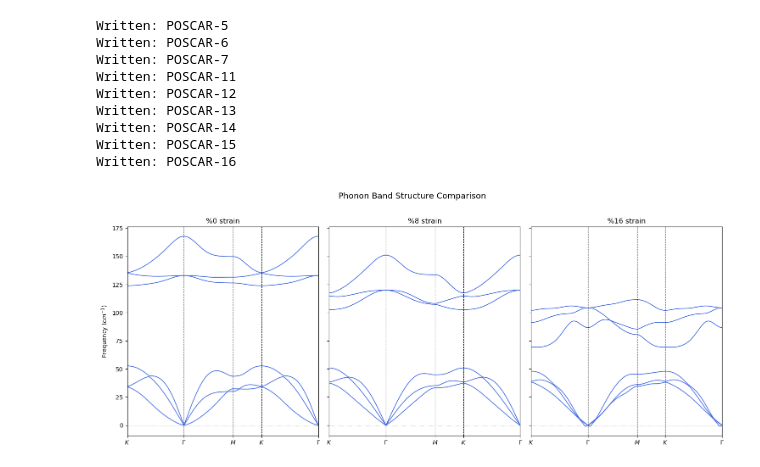
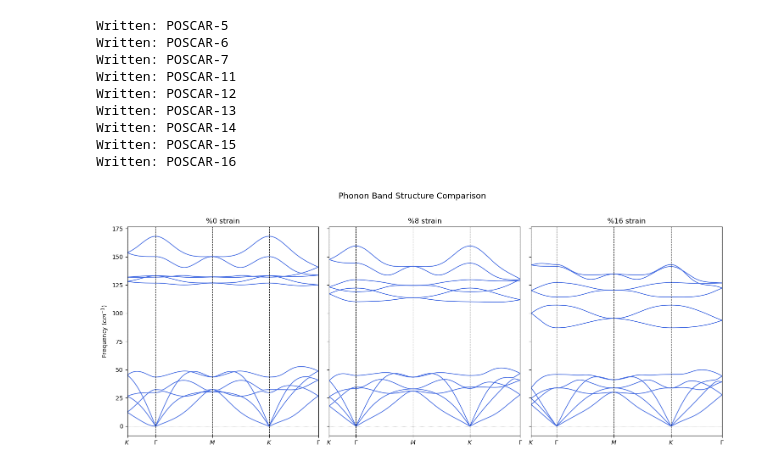
Before and after one commit to Lactuka/Thesis, a Jupyter notebook: test.ipynb, the cells around one changed output. Cells and saved outputs as stored; diff of their text form; code cells hidden in the pictures.

```diff
--- a/test.ipynb
+++ b/test.ipynb
@@ -498,7 +498,7 @@ def parse_band_yaml(filepath):
 
 # ── Configuration ────────────────────────────────────────────────────────────
 
-FILES  = ["biaxial-0-ph/band.yaml", "biaxial-8-ph/band.yaml", "biaxial-16-ph/band.yaml"]
+FILES  = ["phonon-tetragonal/band.yaml", "phonon-8-strain/band.yaml", "phonon-16-strain/band.yaml"]
 TITLES = ["%0 strain", "%8 strain", "%16 strain"]
 LABELS = [r'$K$', r'$\Gamma$', r'$M$', r'$K$' ,r'$\Gamma$']
 
@@ -513,31 +513,31 @@ if __name__ == "__main__":
     all_freqs = np.concatenate([d[1].ravel() for d in datasets])
     ymin, ymax = all_freqs.min(), all_freqs.max()
     ypad = (ymax - ymin) * 0.05
 
     fig, axes = plt.subplots(1, n, figsize=(5 * n, 6), sharey=True)
     if n == 1:
         axes = [axes]   # keep it iterable for the loop below
 
     for i, (ax, (distances, frequencies, seg_bounds)) in enumerate(zip(axes, datasets)):
 
         for band in frequencies.T:          # iterate over columns = bands
             ax.plot(distances, band, color='royalblue', linewidth=1.2)
 
         for xb in seg_bounds:
             ax.axvline(x=xb, color='black', linewidth=0.8, linestyle='--')
         ax.axhline(y=0, color='gray', linewidth=0.6, linestyle=':')
 
         ax.set_xlim(distances[0], distances[-1])
         ax.set_ylim(ymin - ypad, ymax + ypad)
         ax.set_xticks(seg_bounds)
         ax.set_xticklabels(LABELS)
         ax.set_title(TITLES[i])
         if i == 0:
             ax.set_ylabel("Frequency ($cm^{-1}$)")
 
     fig.suptitle("Phonon Band Structure Comparison", y=1.02, fontsize=14)
     plt.tight_layout()
     plt.savefig("phonon_bands_comparison-biaxial.png", dpi=150, bbox_inches='tight')
     plt.show()
 # %% [output]
-[figure, old version]
+[figure, new version]
```
Also changed, not shown: 7 other files.
